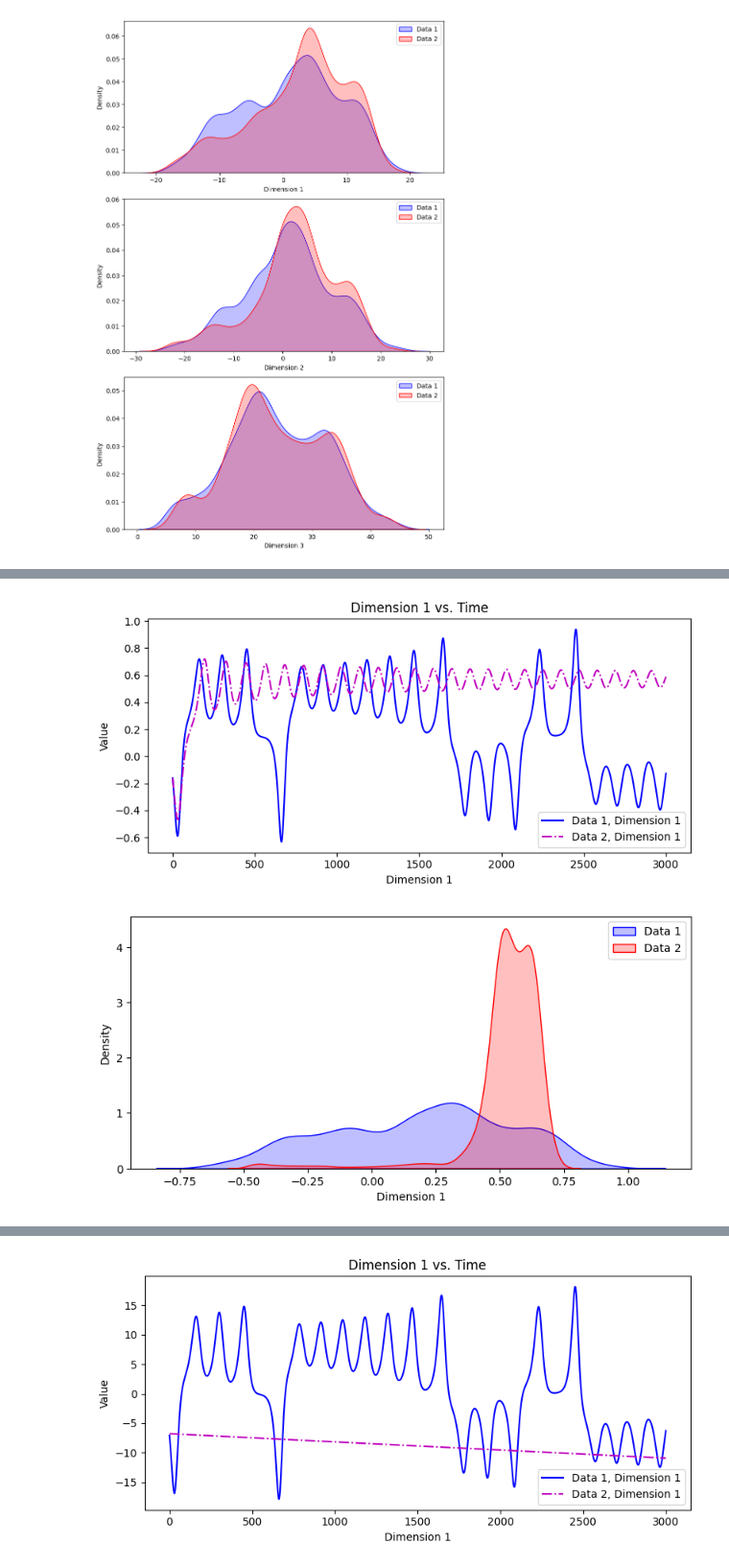
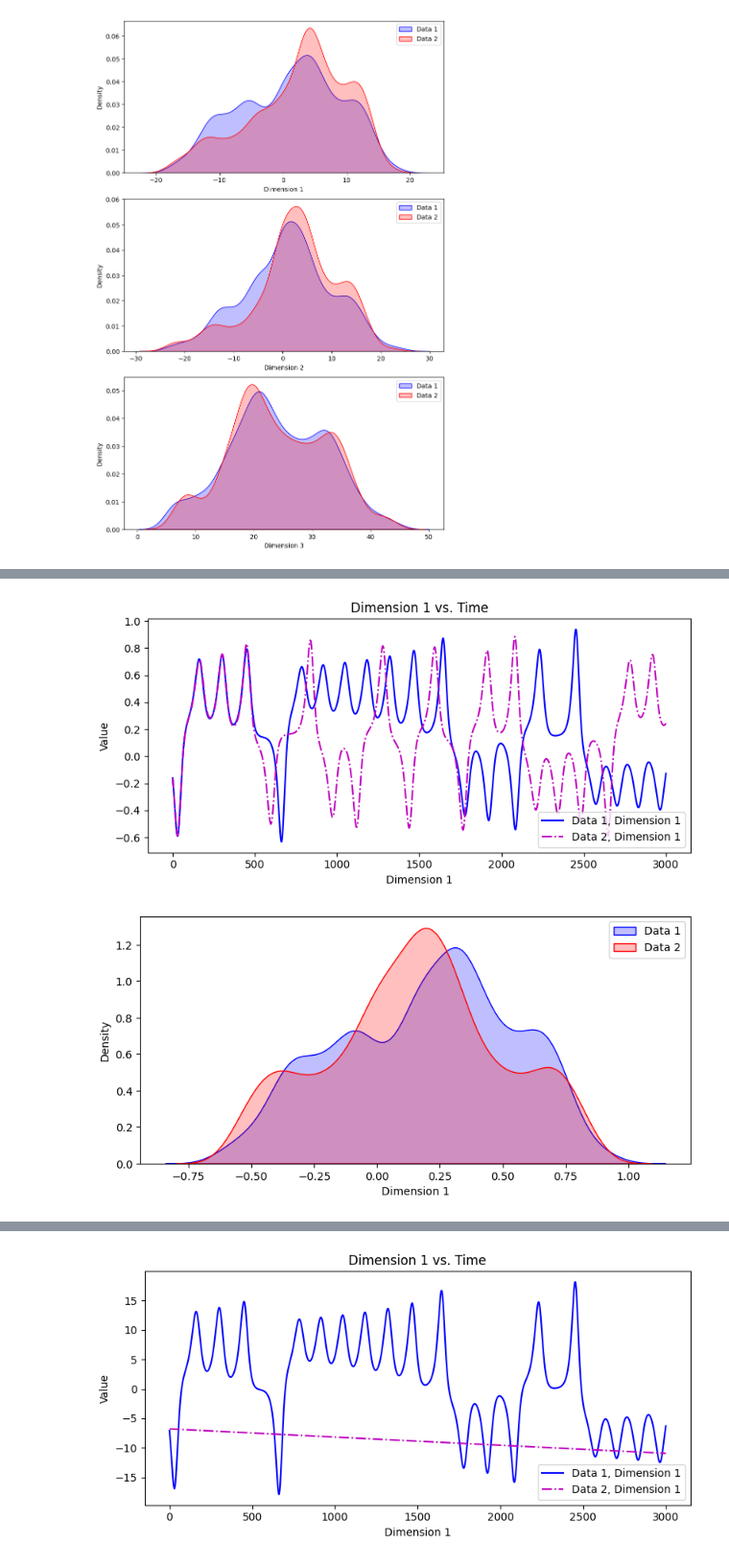
Before and after one commit to Learning-of-Dynamic-Processes/kernelngrcvolterra, a Jupyter notebook: lorenz.ipynb, the cells around one changed output, grey strips where cells are left out. Shown at 96% size. Saved outputs shown, nothing was run; the diff lists cells and outputs as text; code cells hidden in the pictures.

```diff
--- a/lorenz.ipynb
+++ b/lorenz.ipynb
@@ -235,34 +259,34 @@ plot_data_distributions([test_teacher, output])
 # %%
 # Remove second and third dimensions from data
 
-training_input_orig = training_input_orig[:, 0].reshape((-1, 1))
-training_teacher_orig = training_teacher_orig[:, 0].reshape((-1, 1))
-testing_input_orig = testing_input_orig[:, 0].reshape((-1, 1))
-testing_teacher_orig = testing_teacher_orig[:, 0].reshape((-1, 1))
+training_input_orig_x = training_input_orig[:, 0].reshape((-1, 1))
+training_teacher_orig_x = training_teacher_orig[:, 0].reshape((-1, 1))
+testing_input_orig_x = testing_input_orig[:, 0].reshape((-1, 1))
+testing_teacher_orig_x = testing_teacher_orig[:, 0].reshape((-1, 1))
 # %%
 # Volterra observing only the first dimension
 
 # Normalise the arrays for Volterra
-normalisation_output = normalise_arrays([training_input_orig, training_teacher_orig, testing_input_orig, testing_teacher_orig], norm_type="ScaleL2Shift")
+normalisation_output = normalise_arrays([training_input_orig_x, training_teacher_orig_x, testing_input_orig_x, testing_teacher_orig_x], norm_type="ScaleL2Shift")
 train_input, train_teacher, test_input, test_teacher = normalisation_output[0]
 shift, scale = normalisation_output[1], normalisation_output[2]
 
 # Define input hyperparameters for Volterra
-ld_coef, tau_coef, reg = 0.8, 0.2, 0.0001
+ld_coef, tau_coef, reg, washout = 0.99, 0.73, 1e-8, 1000
 
 # Run Volterra as a class
 volt = Volterra(ld_coef, tau_coef, reg, washout)
 output = volt.Train(train_input, train_teacher).PathContinue(train_teacher[-1], test_teacher.shape[0])
 
 # Compute the mse
 mse_volt_x = calculate_mse(test_teacher, output, shift, scale)
 
 # Plot the forecast and actual
 plot_data([test_teacher, output])
 plot_data_distributions([test_teacher, output])
 # %% [output]
-[figure, old version]
+[figure, new version]
-[figure, old version]
+[figure, new version]
 # %%
 # NGRC observing only the first dimension
 
```
Also changed, not shown: parts of 9 cells of this notebook, 7 other files.
